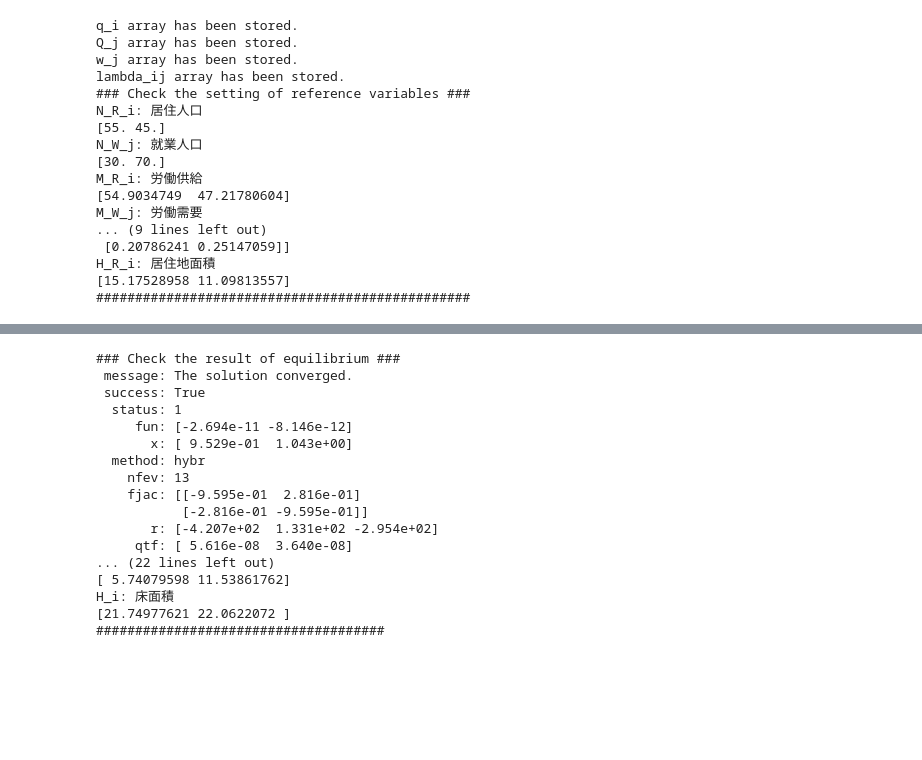
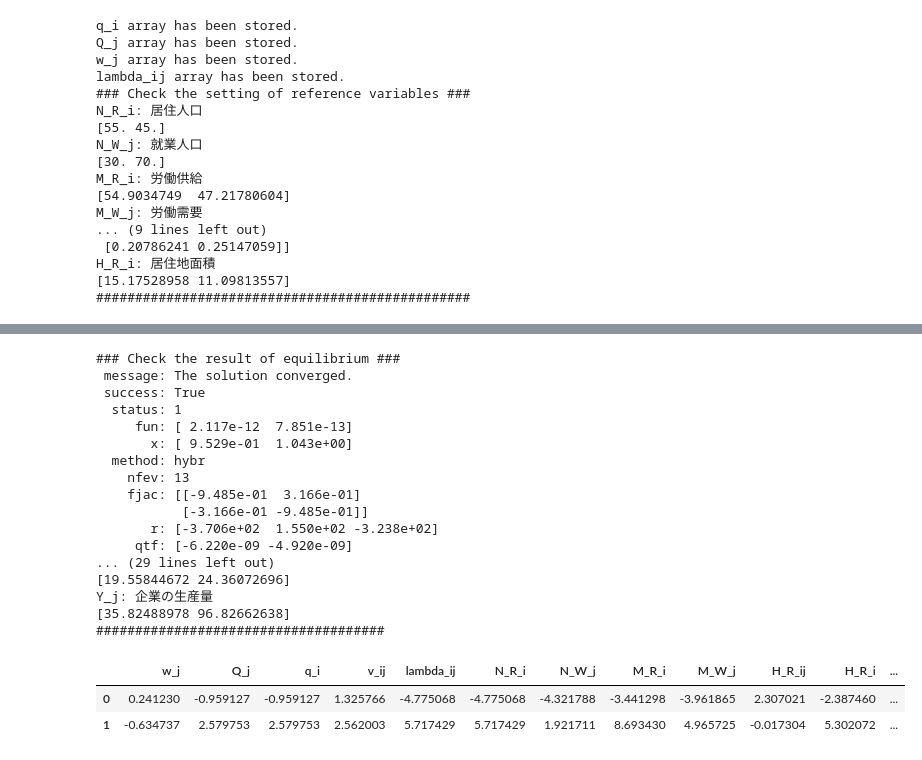
Before and after one commit to nagampere/horkew, a Jupyter notebook: analysis/master_thesis/area2_2.ipynb, the cells around one changed output, grey strips where cells are left out. Cells and saved outputs as stored; diff of their text form; code cells hidden in the pictures; blank space fills up the shorter version.

```diff
--- a/analysis/master_thesis/area2_2.ipynb
+++ b/analysis/master_thesis/area2_2.ipynb
@@ -132,21 +154,21 @@ model.change_exog(new_exog)
 # %%
-# 7.新しい外生変数による一般均衡分析と, 内生変数の導出
-model.solve_equilibrium('root', 'hybr')
+# 8.新しい外生変数による一般均衡分析と, 内生変数の導出
+model.simulate_project('root', 'hybr')
 # %% [output]
 ### Check the result of equilibrium ###
  message: The solution converged.
  success: True
   status: 1
-     fun: [-2.694e-11 -8.146e-12]
+     fun: [ 2.117e-12  7.851e-13]
        x: [ 9.529e-01  1.043e+00]
   method: hybr
     nfev: 13
-    fjac: [[-9.595e-01  2.816e-01]
-           [-2.816e-01 -9.595e-01]]
-       r: [-4.207e+02  1.331e+02 -2.954e+02]
-     qtf: [ 5.616e-08  3.640e-08]
-... (22 lines left out)
-[ 5.74079598 11.53861762]
-H_i: 床面積
-[21.74977621 22.0622072 ]
+    fjac: [[-9.485e-01  3.166e-01]
+           [-3.166e-01 -9.485e-01]]
+       r: [-3.706e+02  1.550e+02 -3.238e+02]
+     qtf: [-6.220e-09 -4.920e-09]
+... (29 lines left out)
+[19.55844672 24.36072696]
+Y_j: 企業の生産量
+[35.82488978 96.82662638]
 #####################################
@@ -152,0 +239,6 @@ H_i: 床面積
+# %%
+gdf.head()
+# %% [output]
+|  | w_j | Q_j | q_i | v_ij | lambda_ij | N_R_i | N_W_j | M_R_i | M_W_j | H_R_ij | H_R_i | ... |
+| 0 | 0.241230 | -0.959127 | -0.959127 | 1.325766 | -4.775068 | -4.775068 | -4.321788 | -3.441298 | -3.961865 | 2.307021 | -2.387460 | ... |
+| 1 | -0.634737 | 2.579753 | 2.579753 | 2.562003 | 5.717429 | 5.717429 | 1.921711 | 8.693430 | 4.965725 | -0.017304 | 5.302072 | ... |
```
Also changed, not shown: parts of 7 cells of this notebook.
